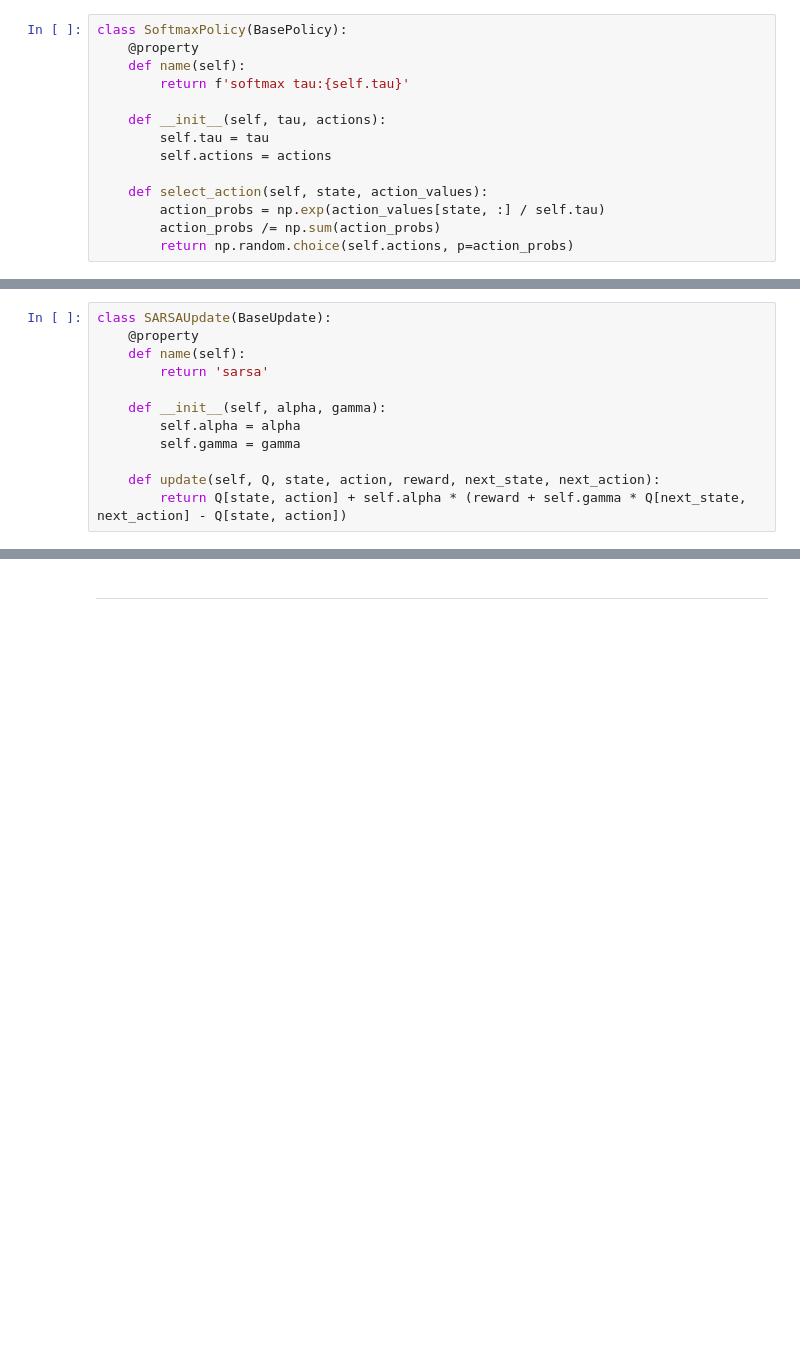
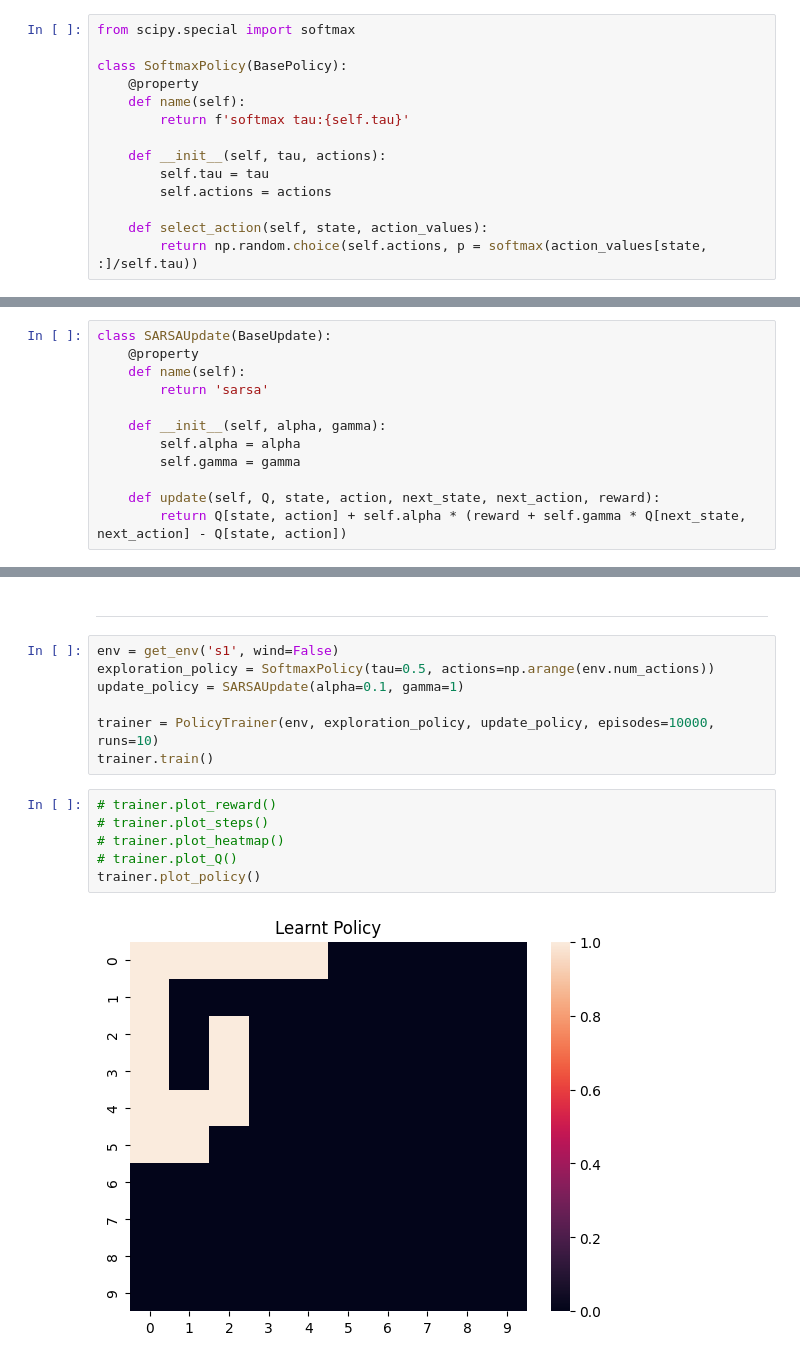
Before and after one commit to Xerefic/CS6700, a Jupyter notebook: Programming Assignment 1/Assignment 1.ipynb, the cells around one changed output, grey strips where cells are left out. Drawn from its saved outputs; the diff is of its cells as text; blank space fills up the shorter version.

Commit message:
Updated Assignment 1: updated Trainer

```diff
--- a/Programming Assignment 1/Assignment 1.ipynb
+++ b/Programming Assignment 1/Assignment 1.ipynb
@@ -348,6 +348,8 @@ $$
 Hyperparameters:
 - $\tau$: The temperature parameter
 # %%
+from scipy.special import softmax
+
 class SoftmaxPolicy(BasePolicy):
     @property
     def name(self):
@@ -358,9 +360,7 @@ class SoftmaxPolicy(BasePolicy):
         self.actions = actions
 
     def select_action(self, state, action_values):
-        action_probs = np.exp(action_values[state, :] / self.tau)
-        action_probs /= np.sum(action_probs)
-        return np.random.choice(self.actions, p=action_probs)
+        return np.random.choice(self.actions, p = softmax(action_values[state, :]/self.tau))
 # %% [markdown]
 ## Update Policy Definitions
 # %%
@@ -392,7 +392,7 @@ class SARSAUpdate(BaseUpdate):
         self.alpha = alpha
         self.gamma = gamma
 
-    def update(self, Q, state, action, reward, next_state, next_action):
+    def update(self, Q, state, action, next_state, next_action, reward):
         return Q[state, action] + self.alpha * (reward + self.gamma * Q[next_state, next_action] - Q[state, action])
 # %% [markdown]
 ### Q-Learning
@@ -541,3 +556,18 @@ class PolicyTrainer:
         plt.savefig('plots/' + name, pad_inches=0.1, bbox_inches='tight')
 # %% [markdown]
 ---
+# %%
+env = get_env('s1', wind=False)
+exploration_policy = SoftmaxPolicy(tau=0.5, actions=np.arange(env.num_actions))
+update_policy = SARSAUpdate(alpha=0.1, gamma=1)
+
+trainer = PolicyTrainer(env, exploration_policy, update_policy, episodes=10000, runs=10)
+trainer.train()
+# %%
+# trainer.plot_reward()
+# trainer.plot_steps()
+# trainer.plot_heatmap()
+# trainer.plot_Q()
+trainer.plot_policy()
+# %% [output]
+[figure, added]
```
Also changed, not shown: parts of 1 cell of this notebook, 2 other files.
